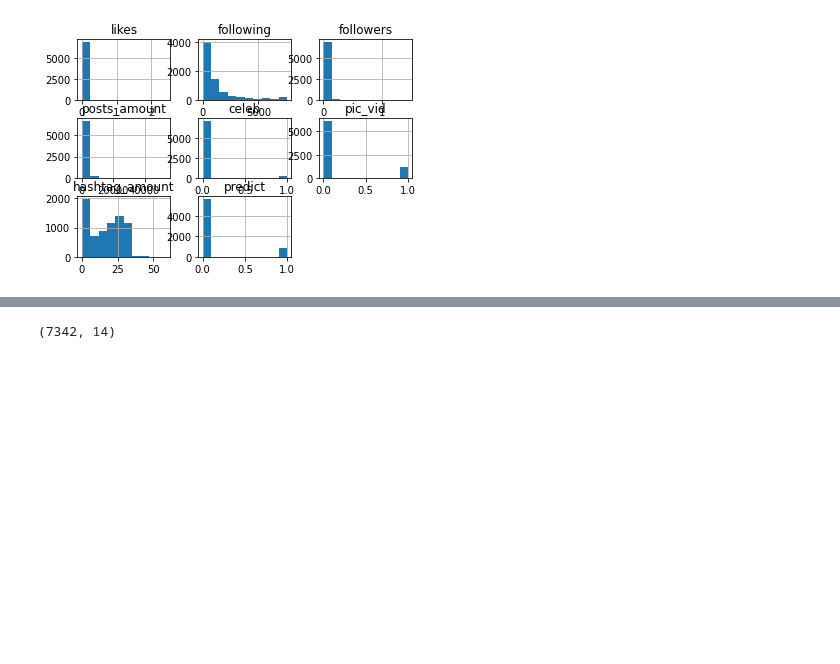
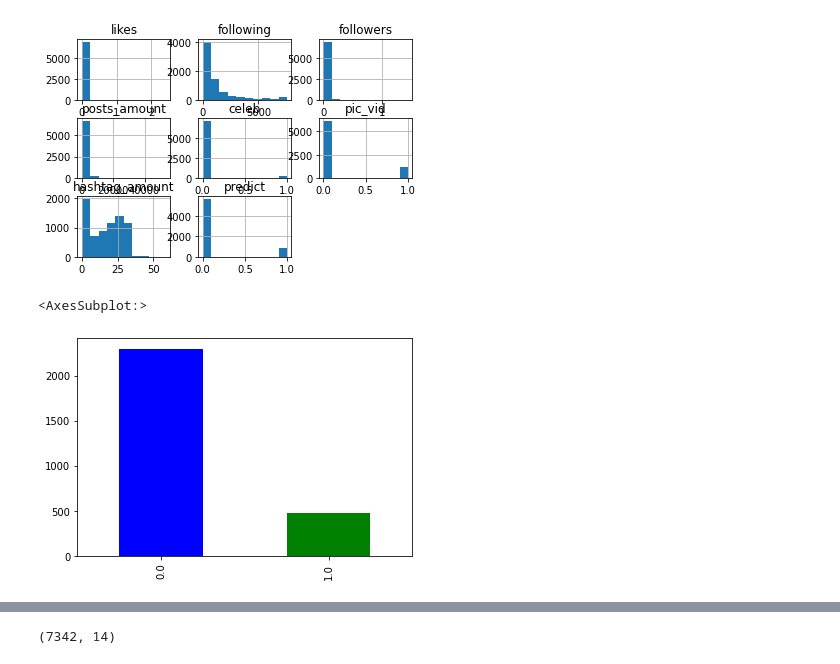
Before and after one commit to OrenPin/Instagram-Prediction---Data-Analysis, a Jupyter notebook: dataAnalysis.ipynb, the cells around one changed output, grey strips where cells are left out. Drawn from its saved outputs; the diff is of its cells as text; code cells hidden in the pictures; blank space fills up the shorter version.

```diff
--- a/dataAnalysis.ipynb
+++ b/dataAnalysis.ipynb
@@ -78,3 +79,8 @@ array([[<AxesSubplot:title={'center':'likes'}>,
         <AxesSubplot:title={'center':'predict'}>, <AxesSubplot:>]],
       dtype=object)
 [figure]
+# %%
+df['predict'].value_counts().plot(kind='bar', color=['blue', 'green'])
+# %% [output]
+<AxesSubplot:>
+[figure, added]
```
Also changed, not shown: parts of 25 cells of this notebook, 1 other file.
